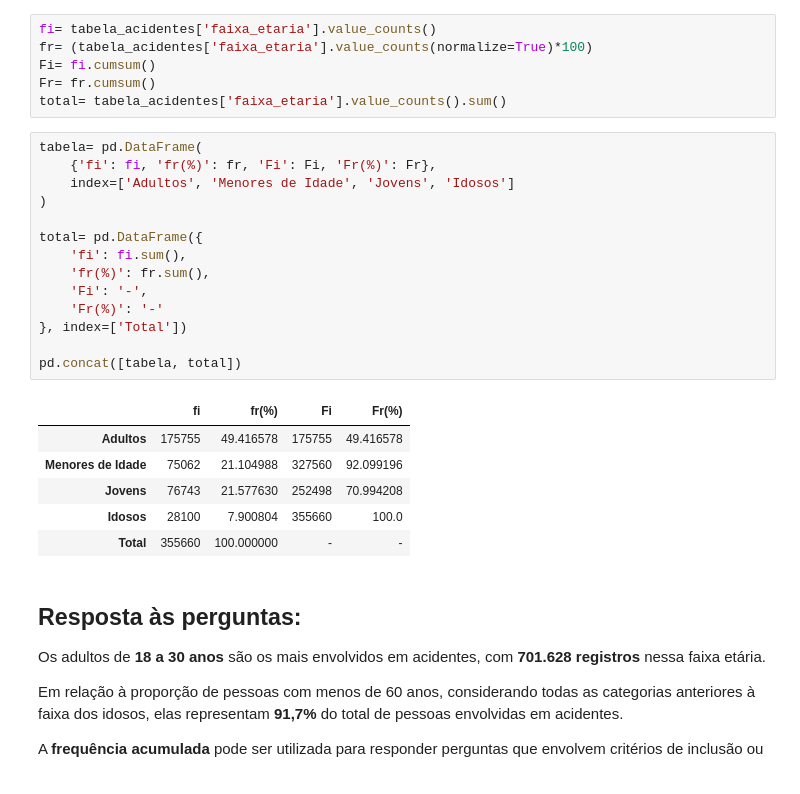
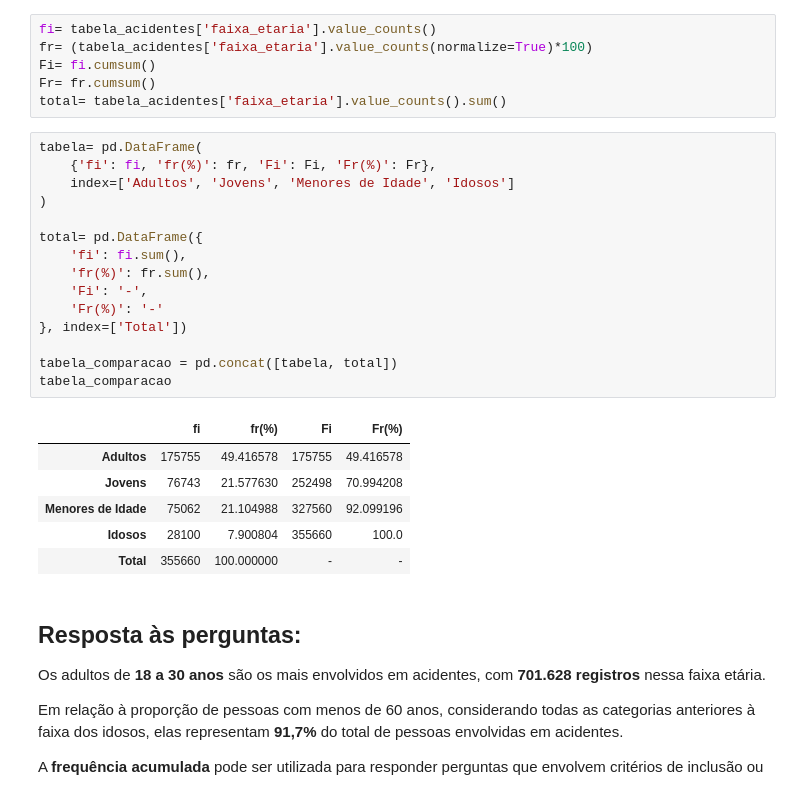
Before and after one commit to Thales1904/Banco-de-Dados-da-PRF, a Jupyter notebook: Projeto1.ipynb, the cells around one changed output. Cells and saved outputs as stored; diff of their text form.

```diff
--- a/Projeto1.ipynb
+++ b/Projeto1.ipynb
@@ -562,22 +546,23 @@ total= tabela_acidentes['faixa_etaria'].value_counts().sum()
 # %%
 tabela= pd.DataFrame(
     {'fi': fi, 'fr(%)': fr, 'Fi': Fi, 'Fr(%)': Fr},
-    index=['Adultos', 'Menores de Idade', 'Jovens', 'Idosos']
+    index=['Adultos', 'Jovens', 'Menores de Idade', 'Idosos']
 )
 
 total= pd.DataFrame({
     'fi': fi.sum(),
     'fr(%)': fr.sum(),
     'Fi': '-',
     'Fr(%)': '-'
 }, index=['Total'])
 
-pd.concat([tabela, total])
+tabela_comparacao = pd.concat([tabela, total])
+tabela_comparacao
 # %% [output]
 |  | fi | fr(%) | Fi | Fr(%) |
 | Adultos | 175755 | 49.416578 | 175755 | 49.416578 |
+| Jovens | 76743 | 21.577630 | 252498 | 70.994208 |
 | Menores de Idade | 75062 | 21.104988 | 327560 | 92.099196 |
-| Jovens | 76743 | 21.577630 | 252498 | 70.994208 |
 | Idosos | 28100 | 7.900804 | 355660 | 100.0 |
 | Total | 355660 | 100.000000 | - | - |
 # %% [markdown]
```
Also changed, not shown: parts of 11 cells of this notebook.
